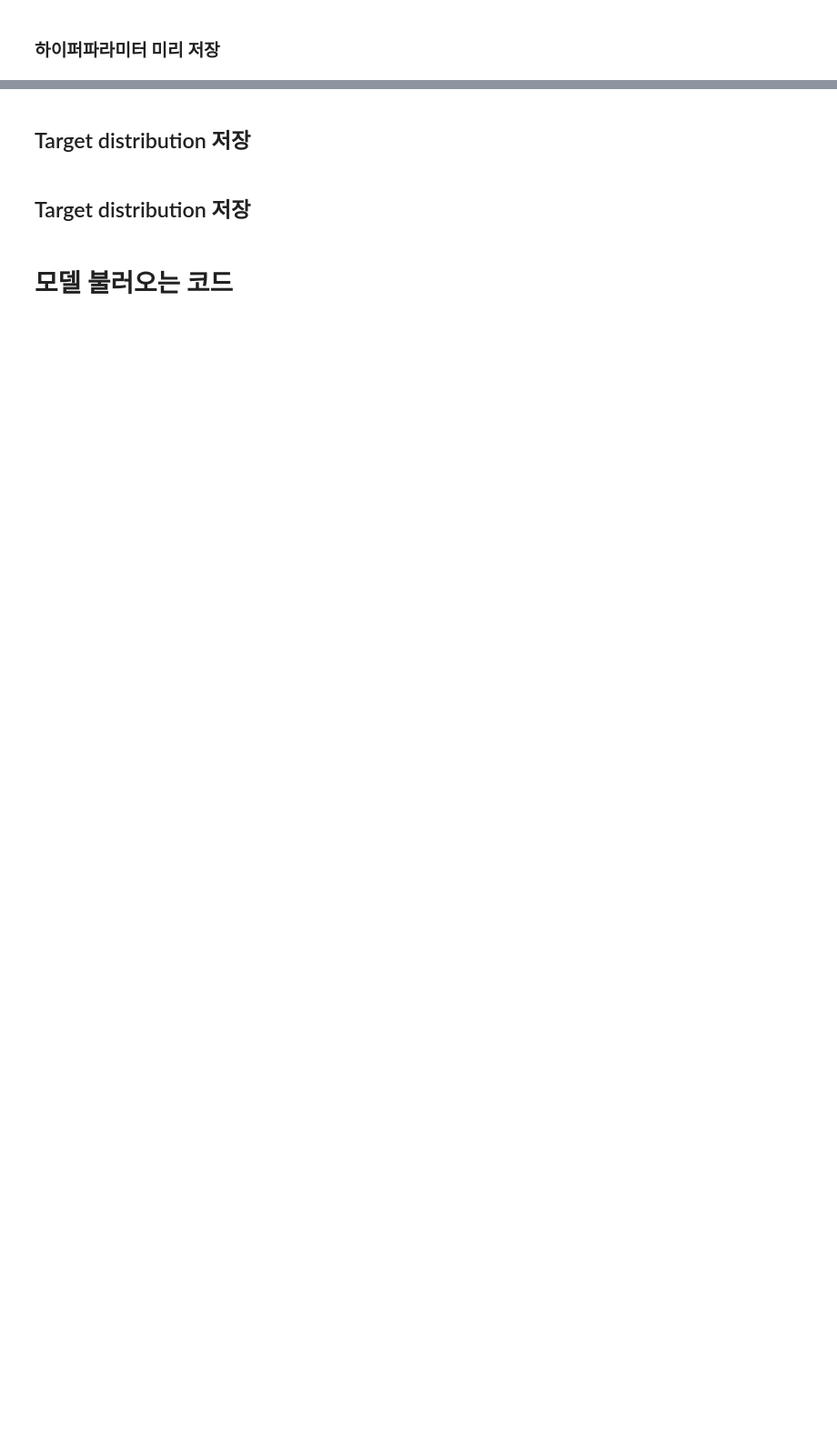
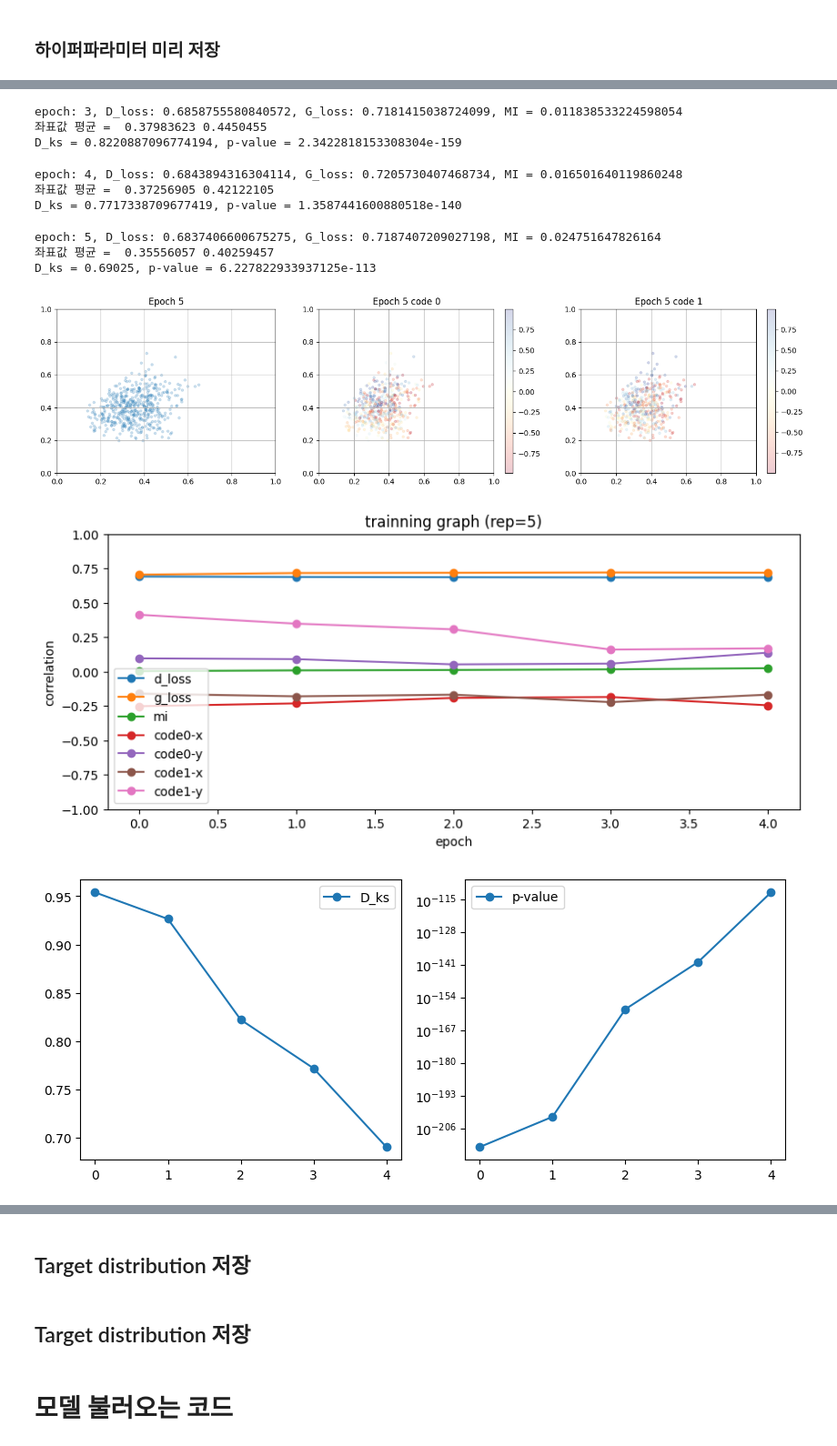
Before and after one commit to red1108/infoQGAN-outdated-, a Jupyter notebook: QGAN+QMINE/code.ipynb, the cells around one changed output, grey strips where cells are left out. Shown at 91% size. Cells and saved outputs as stored; diff of their text form; code cells hidden in the pictures; blank space fills up the shorter version.

```diff
--- a/QGAN+QMINE/code.ipynb
+++ b/QGAN+QMINE/code.ipynb
@@ -222,7 +227,7 @@ def disc_cost_fn(real_input, fake_input, smoothing=False):
 
     return loss
 # %%
-generator_params = Variable(torch.tensor(np.random.normal(-np.pi, np.pi, (n_layers, n_qubits, 2))), requires_grad=True)
+generator_params = Variable(torch.tensor(np.random.normal(-np.pi, np.pi, (n_layers, n_qubits, 3))), requires_grad=True)
 print("parameter shape: ", generator_params.shape)
 
 discriminator = LinearDiscriminator()
@@ -230,8 +237,9 @@ mine = LinearMine()
 # %%
 G_lr = 1e-3
-D_lr = 3e-4
-M_lr = 1e-3
-use_mine = True
+D_lr = 1e-4
+M_lr = 3e-3
+
+use_mine = False
 use_qmine = False
 G_opt = torch.optim.Adam([generator_params], lr=G_lr)
 D_opt = torch.optim.Adam(discriminator.parameters(), lr=D_lr)
@@ -244,7 +252,7 @@ M_scheduler = torch.optim.lr_scheduler.StepLR(M_opt, step_size=30, gamma=0.7)
 ### 하이퍼파라미터 미리 저장
 # %%
 import os
-title = f'square1_{use_mine}'
+title = f'bc_nf_{use_mine}'
 if not os.path.exists(f'result/{title}'):
     os.makedirs(f'result/{title}')
 
@@ -293,6 +301,9 @@ def visualize_output(log_gen_outputs, log_gen_codes, title, rep, recorder):
 
     plt.figure(figsize=(10, 4))
     plt.title('Epoch {0} code-axis corr'.format(rep))
+    plt.plot(recorder['d_loss'], label='d_loss', marker='o')
+    plt.plot(recorder['g_loss'], label='g_loss', marker='o')
+    plt.plot(recorder['mi'], label='mi', marker='o')
     for i in range(code_qubits):
         plt.plot(recorder[f'code{i}-x'], label=f'code{i}-x', marker='o')
         plt.plot(recorder[f'code{i}-y'], label=f'code{i}-y', marker='o')
@@ -300,7 +311,7 @@ def visualize_output(log_gen_outputs, log_gen_codes, title, rep, recorder):
     plt.xlabel('epoch')
     plt.ylabel('correlation')
     plt.ylim(-1, 1)
-    plt.title(f'code - axis corr graph (rep={rep})')
+    plt.title(f'trainning graph (rep={rep})')
     plt.legend()
     plt.savefig(f'result/{title}/corr_{rep}.png', dpi=100)
     if rep % 5 == 0:
@@ -412,8 +423,10 @@ for rep in range(1, epoch+1):
 
     visualize_output(log_gen_outputs, log_gen_codes, title, rep, recorder)
 
-    with open(f'result/{title}/discriminator_{rep}.pkl', 'wb') as file:
-        pickle.dump(discriminator, file)
+    with open(f'result/{title}/Opts_{rep}.pkl', 'wb') as file:
+        pickle.dump((G_opt, D_opt, M_opt), file)
+    with open(f'result/{title}/schedulers_{rep}.pkl', 'wb') as file:
+        pickle.dump((G_scheduler, D_scheduler, M_scheduler), file)
     with open(f'result/{title}/generator_{rep}.pkl', 'wb') as file:
         pickle.dump(generator_params, file)
 
@@ -423,3 +436,4 @@ for rep in range(1, epoch+1):
     df.to_excel(output_filename, index=False)
 
     final_rep = rep
+# %% [output]
@@ -425,0 +446,12 @@ for rep in range(1, epoch+1):
+epoch: 3, D_loss: 0.6858755580840572, G_loss: 0.7181415038724099, MI = 0.011838533224598054
+좌표값 평균 =  0.37983623 0.4450455
+D_ks = 0.8220887096774194, p-value = 2.3422818153308304e-159
+epoch: 4, D_loss: 0.6843894316304114, G_loss: 0.7205730407468734, MI = 0.016501640119860248
+좌표값 평균 =  0.37256905 0.42122105
+D_ks = 0.7717338709677419, p-value = 1.3587441600880518e-140
+epoch: 5, D_loss: 0.6837406600675275, G_loss: 0.7187407209027198, MI = 0.024751647826164
+좌표값 평균 =  0.35556057 0.40259457
+D_ks = 0.69025, p-value = 6.227822933937125e-113
+[figure, added]
+[figure, added]
+[figure, added]
```
Also changed, not shown: parts of 8 cells of this notebook, 12 other files.
